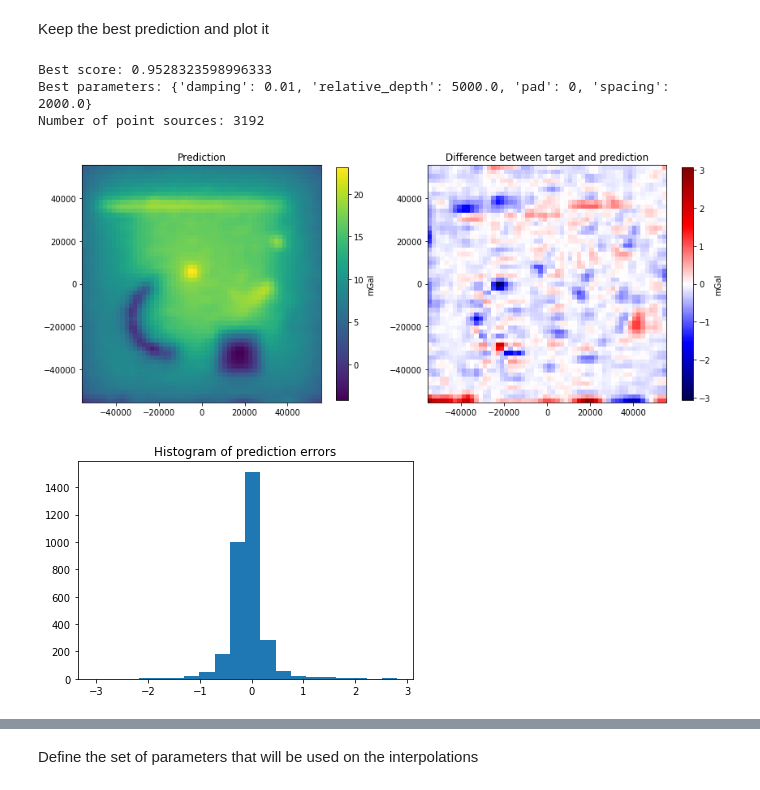
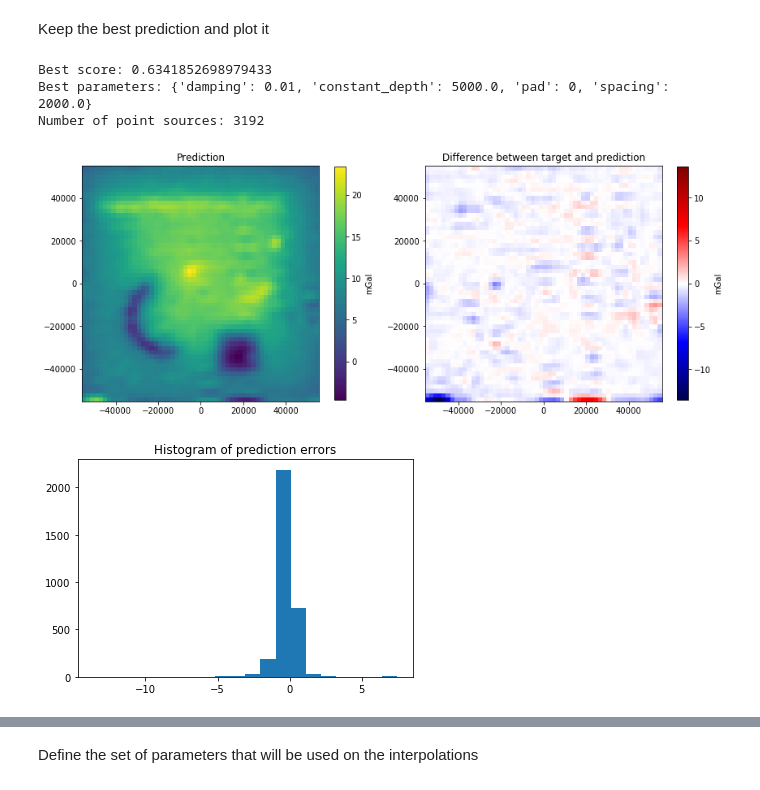
Before and after one commit to compgeolab/eql-gradient-boosted, a Jupyter notebook: notebooks/Gridding synthetic airborne survey.ipynb, the cells around one changed output, grey strips where cells are left out. Drawn from its saved outputs; the diff is of its cells as text; code cells hidden in the pictures.

```diff
--- a/notebooks/Gridding synthetic airborne survey.ipynb
+++ b/notebooks/Gridding synthetic airborne survey.ipynb
@@ -413,9 +434,11 @@ Perform the interpolations and score them against the target data
 scores = []
 for parameters in parameters_sets:
     # Create the custom source points layout by block reducing the
-    # observed coordinates and setting the point sources at a constant
-    # relative depth beneath them.
-    points = block_reduced_sources(coordinates, **parameters)
+    # observed coordinates and setting the point sources at a
+    # constant depth beneath them.
+    points = block_reduced_sources(
+        coordinates, depth_type="constant_depth", **parameters
+    )
     # Initialize the gridder passing the points layout and the damping
     eql = hm.EQLHarmonic(points=points, damping=parameters["damping"])
     # Fit the gridder giving the survey data
@@ -454,7 +477,9 @@ best_params = parameters_sets[best]
 print("Best score:", scores[best])
 print("Best parameters:", best_params)
 
-points = block_reduced_sources(coordinates, **best_params)
+points = block_reduced_sources(
+    coordinates, depth_type="constant_depth", **best_params
+)
 eql = hm.EQLHarmonic(points=points, damping=best_params["damping"])
 eql.fit(coordinates, getattr(survey, field))
 best_prediction = eql.predict(grid)
@@ -482,11 +507,14 @@ Define the set of parameters that will be used on the interpolations
 # %%
 parameters_sets = [
     dict(
-        damping=combo[0], relative_depth=combo[1], pad=combo[2], spacing=combo[3]
+        damping=combo[0],
+        constant_depth=combo[1],
+        pad=combo[2],
+        spacing=combo[3],
     )
     for combo in itertools.product(
         dampings,
-        source_grid_relative_depths,
+        source_grid_depths,
         source_grid_paddings,
         source_grid_spacings,
     )
@@ -500,12 +528,17 @@ mean_height = survey.height.mean()
 scores = []
 for parameters in parameters_sets:
     # Create the custom source points layout by putting them on a
-    # regular grid at a constant depth computed as the mean height
-    # of observation points minus the relative depth.
-    points = grid_sources(coordinates, **parameters)
+    # regular grid at a constant depth beneath the data points.
+    points = grid_sources(
+        coordinates, depth_type="constant_depth", **parameters
+    )
     # Cancel fitting if too many points
     if points[0].size * coordinates[0].size > 1e8:
-        print("Too many point sources")
+        print(
+            "Too many point sources: ({}, {})".format(
+                points[0].size, coordinates[0].size
+            )
+        )
         scores.append(np.nan)
         continue
     # Initialize the gridder passing the points layout and the damping
@@ -575,24 +608,26 @@ Keep the best prediction and plot it
 # %%
 best = np.nanargmax(scores)
 best_params = parameters_sets[best]
 print("Best score:", scores[best])
 print("Best parameters:", best_params)
 
-points = grid_sources(coordinates, **best_params)
+points = grid_sources(
+    coordinates, depth_type="constant_depth", **best_params
+)
 eql = hm.EQLHarmonic(points=points, damping=best_params["damping"])
 eql.fit(coordinates, getattr(survey, field))
 best_prediction = eql.predict(grid)
 
 print("Number of point sources:", points[0].size)
 
 # Store the best prediction
 best_predictions["constant_depth"]["grid"] = best_prediction
 
 plot_prediction(grid, best_prediction, target)
 histogram_errors(best_prediction, target)
 # %% [output]
-Best score: 0.9528323598996333
-Best parameters: {'damping': 0.01, 'relative_depth': 5000.0, 'pad': 0, 'spacing': 2000.0}
+Best score: 0.6341852698979433
+Best parameters: {'damping': 0.01, 'constant_depth': 5000.0, 'pad': 0, 'spacing': 2000.0}
 Number of point sources: 3192
-[figure, old version]
+[figure, new version]
-[figure, old version]
+[figure, new version]
```
Also changed, not shown: parts of 49 cells of this notebook, 4 other files.
